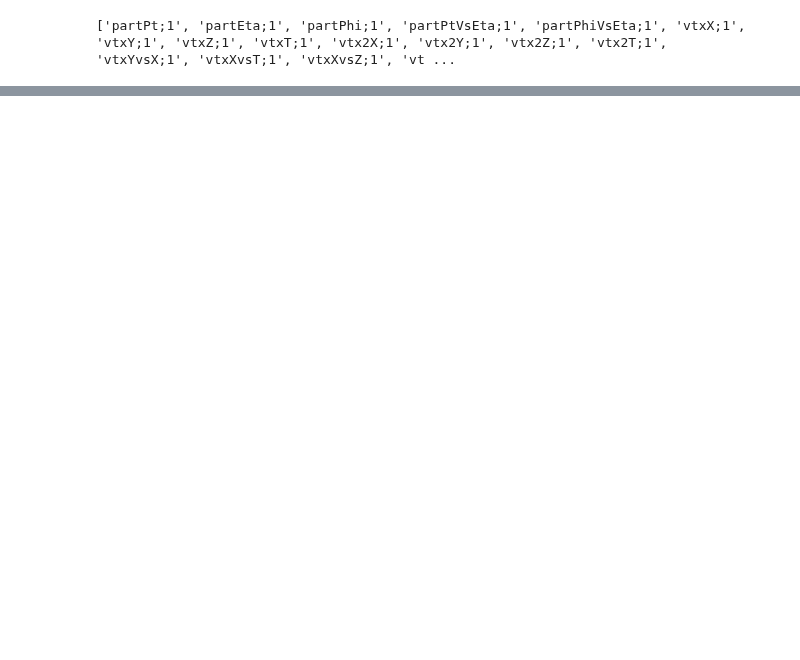
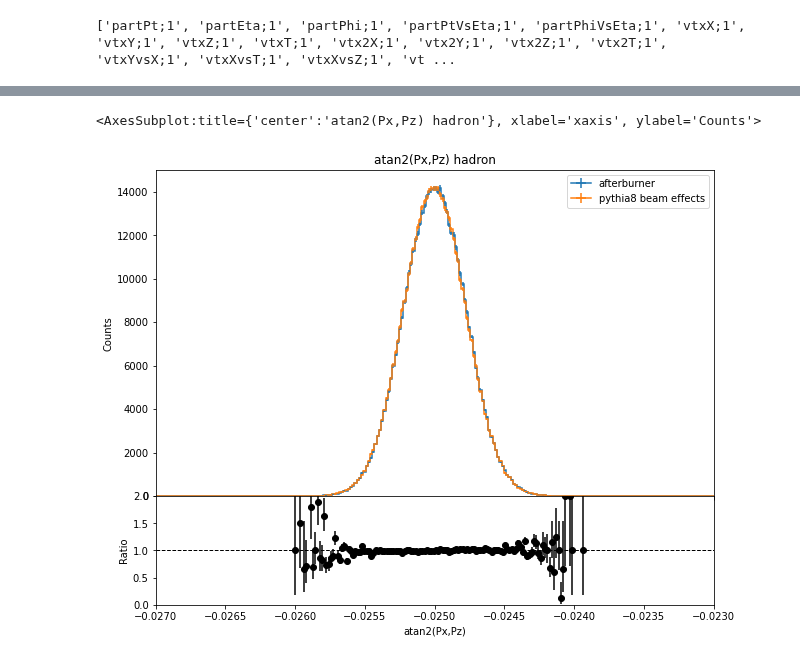
Before and after one commit to eic/afterburner, a Jupyter notebook: python/comparison.ipynb, the cells around one changed output, grey strips where cells are left out. Cells and saved outputs as stored; diff of their text form; code cells hidden in the pictures; blank space fills up the shorter version.

```diff
--- a/python/comparison.ipynb
+++ b/python/comparison.ipynb
@@ -163,3 +197,9 @@ compare_before_after_pythia_1d('atan2PxPz1', 'atan2(PxPz) hadron', 'atan2(PxPz)'
+# %%
+compare_divide(hist_name='atan2PxPz1', title="atan2(Px,Pz) hadron",
+               xlabel="atan2(Px,Pz)", file_name="atan2_pxpz_hadron", ylim=(0, 2))
+# %% [output]
+<AxesSubplot:title={'center':'atan2(Px,Pz) hadron'}, xlabel='xaxis', ylabel='Counts'>
+[figure, added]
 # %%
 compare_before_after_pythia_1d('atan2PyPz1', 'atan2(PyPz) hadron', 'atan2(PxPz)', '')
 # %% [output]
```
Also changed, not shown: parts of 34 cells of this notebook, 38 other files.
